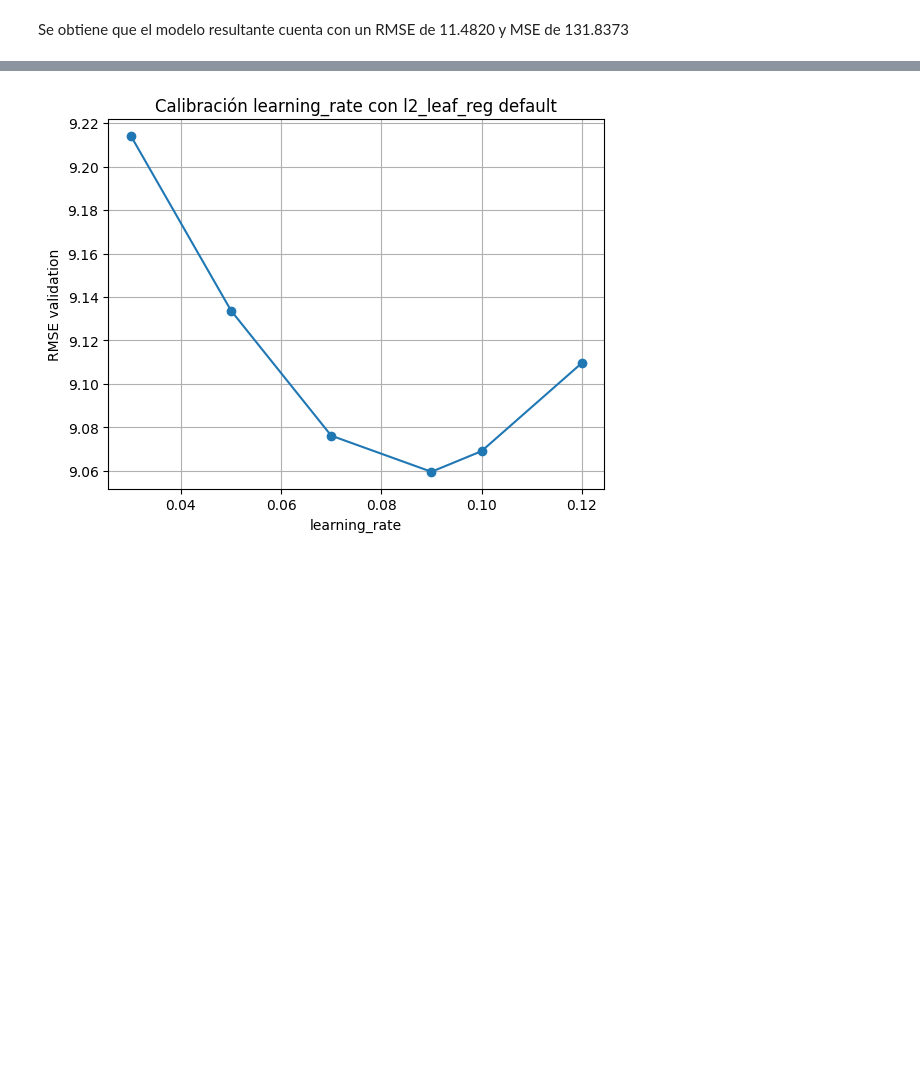
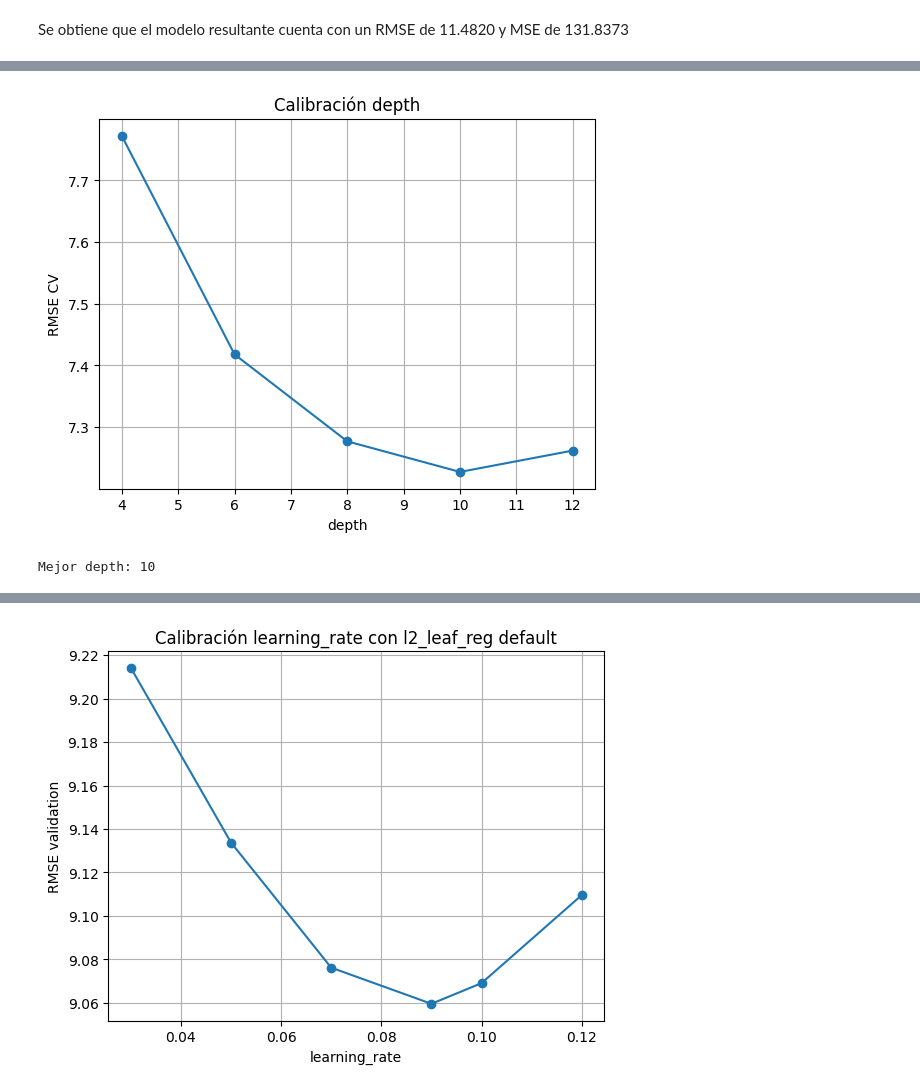
Before and after one commit to JohanManjarresMIAD/JohanManjarresMIAD-JohanManjarresMIAD-MIAD_ML_NLP_2026-Grupo_26, a Jupyter notebook: Semana 3/S3P1_proyecto1_v2.ipynb, the cells around one changed output, grey strips where cells are left out. Drawn from its saved outputs; the diff is of its cells as text; code cells hidden in the pictures; blank space fills up the shorter version.

Commit message:
modificación calibración hiperparametros

```diff
--- a/Semana 3/S3P1_proyecto1_v2.ipynb
+++ b/Semana 3/S3P1_proyecto1_v2.ipynb
@@ -931,3 +929,46 @@ print("Mejor n_estimators:", best_n_estimators)
+# %%
+cat_features_idx = [X_train_D.columns.get_loc(col) for col in var_categoricas]
+
+depth_range = [4, 6, 8, 10, 12]
+
+rmse_scores = []
+
+for d in depth_range:
+
+    modelo = CatBoostRegressor(
+        random_state=42,
+        verbose=False,
+        loss_function='RMSE',
+        n_estimators=1500,
+        depth=d
+    )
+
+    mse_cv = -cross_val_score(
+        modelo,
+        X_train_D,
+        y_train,
+        cv=3,
+        scoring='neg_mean_squared_error',
+        params={'cat_features': cat_features_idx}
+    ).mean()
+
+    rmse_scores.append(np.sqrt(mse_cv))
+
+# gráfica
+
+plt.plot(depth_range, rmse_scores, marker="o")
+plt.xlabel("depth")
+plt.ylabel("RMSE CV")
+plt.title("Calibración depth")
+plt.grid(True)
+plt.show()
+
+best_depth = depth_range[np.argmin(rmse_scores)]
+
+print("Mejor depth:", best_depth)
+# %% [output]
+[figure, added]
+Mejor depth: 10
 # %%
 # Índices categóricos
 cat_features_idx = [X_train_C.columns.get_loc(col) for col in var_categoricas]
```
Also changed, not shown: parts of 4 cells of this notebook, 5 other files.
